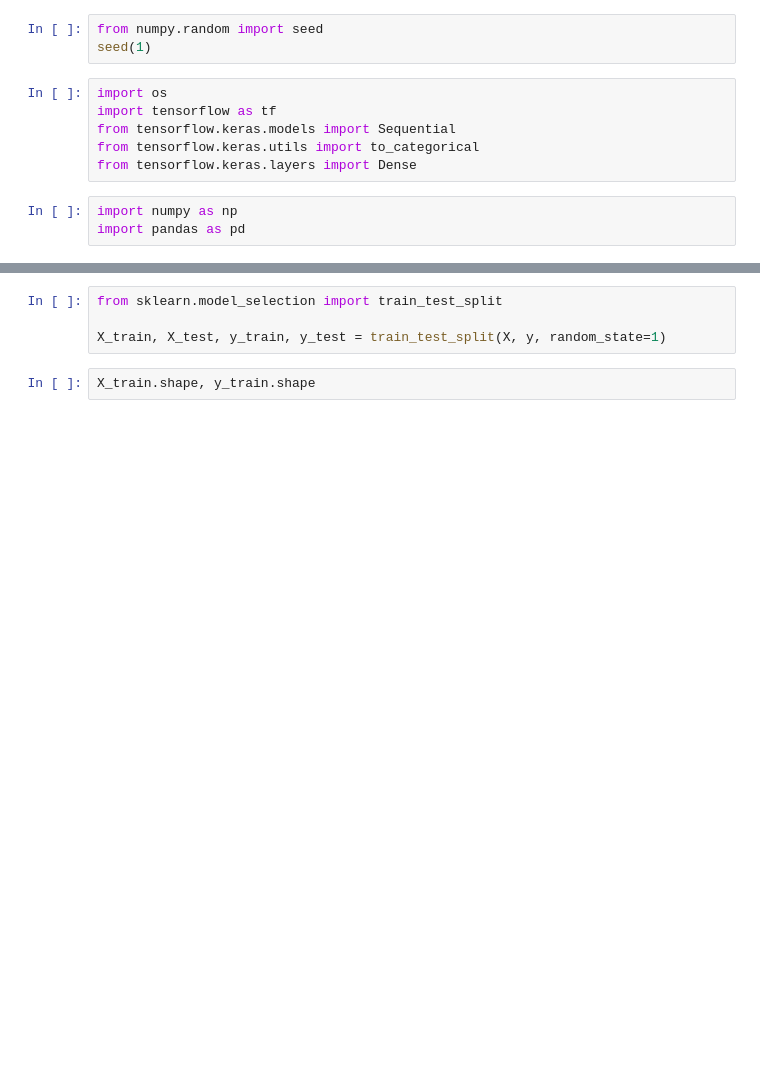
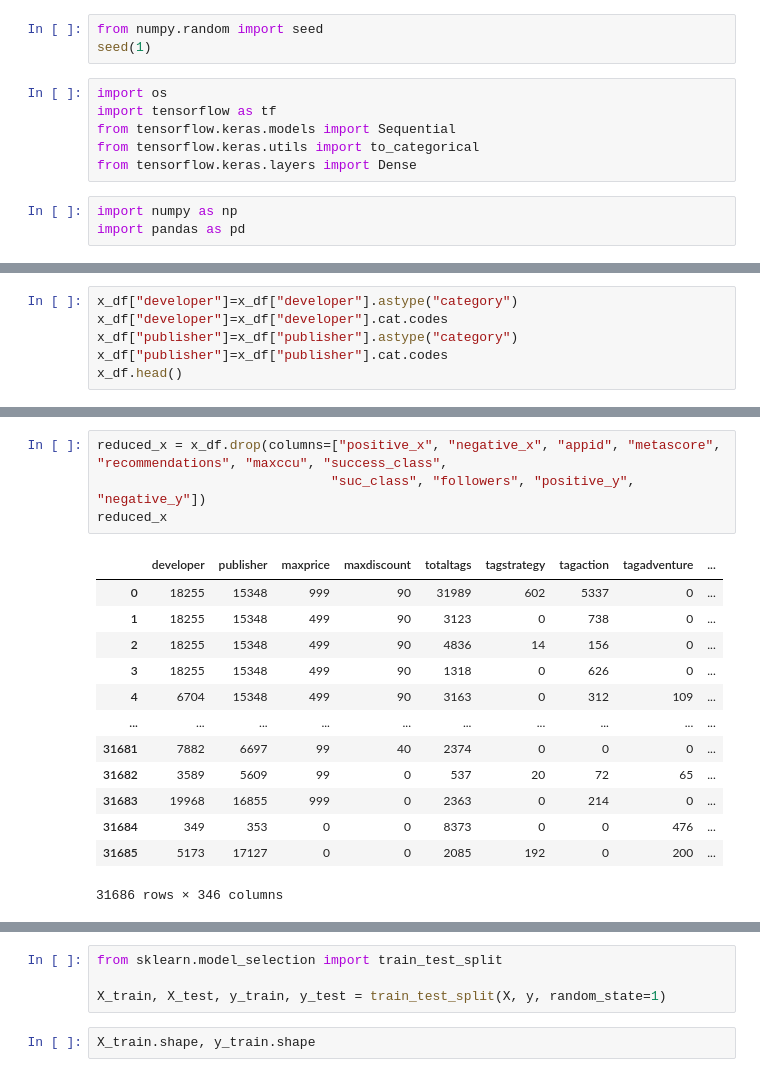
Before and after one commit to cbragg3136/Final_Project-Gaming_ML, a Jupyter notebook: ml_noteboooks/Neural_Network_with_Developers_Publishers.ipynb, the cells around one changed output, grey strips where cells are left out. Drawn from its saved outputs; the diff is of its cells as text; blank space fills up the shorter version.

```diff
--- a/ml_noteboooks/Neural_Network_Preliminary.ipynb
+++ b/ml_noteboooks/Neural_Network_with_Developers_Publishers.ipynb
@@ -51,0 +24,6 @@ y_df.head()
+# %%
+x_df["developer"]=x_df["developer"].astype("category")
+x_df["developer"]=x_df["developer"].cat.codes
+x_df["publisher"]=x_df["publisher"].astype("category")
+x_df["publisher"]=x_df["publisher"].cat.codes
+x_df.head()
@@ -52,2 +38,20 @@ y_df.head()
+# %%
+reduced_x = x_df.drop(columns=["positive_x", "negative_x", "appid", "metascore", "recommendations", "maxccu", "success_class",
+                              "suc_class", "followers", "positive_y", "negative_y"])
+reduced_x
+# %% [output]
+|  | developer | publisher | maxprice | maxdiscount | totaltags | tagstrategy | tagaction | tagadventure | ... |
+| 0 | 18255 | 15348 | 999 | 90 | 31989 | 602 | 5337 | 0 | ... |
+| 1 | 18255 | 15348 | 499 | 90 | 3123 | 0 | 738 | 0 | ... |
+| 2 | 18255 | 15348 | 499 | 90 | 4836 | 14 | 156 | 0 | ... |
+| 3 | 18255 | 15348 | 499 | 90 | 1318 | 0 | 626 | 0 | ... |
+| 4 | 6704 | 15348 | 499 | 90 | 3163 | 0 | 312 | 109 | ... |
+| ... | ... | ... | ... | ... | ... | ... | ... | ... | ... |
+| 31681 | 7882 | 6697 | 99 | 40 | 2374 | 0 | 0 | 0 | ... |
+| 31682 | 3589 | 5609 | 99 | 0 | 537 | 20 | 72 | 65 | ... |
+| 31683 | 19968 | 16855 | 999 | 0 | 2363 | 0 | 214 | 0 | ... |
+| 31684 | 349 | 353 | 0 | 0 | 8373 | 0 | 0 | 476 | ... |
+| 31685 | 5173 | 17127 | 0 | 0 | 2085 | 192 | 0 | 200 | ... |
+31686 rows × 346 columns
 # %%
 X = reduced_x
```
Also changed, not shown: parts of 12 cells of this notebook, 1 other file.
